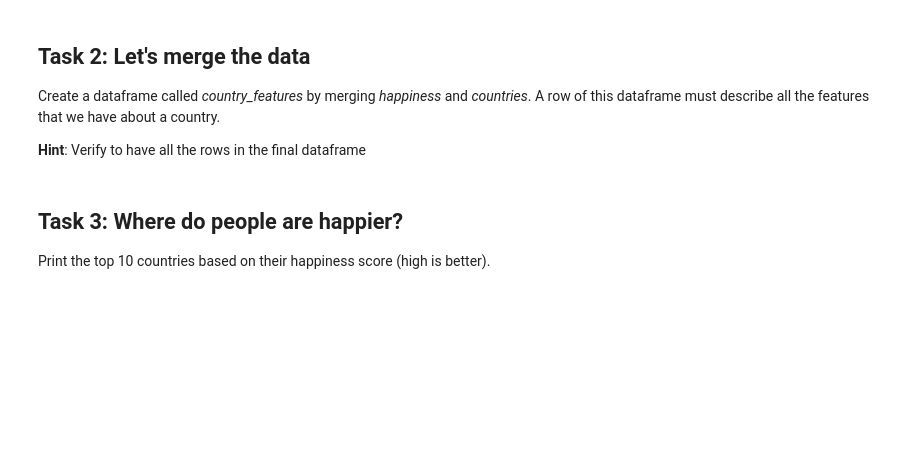
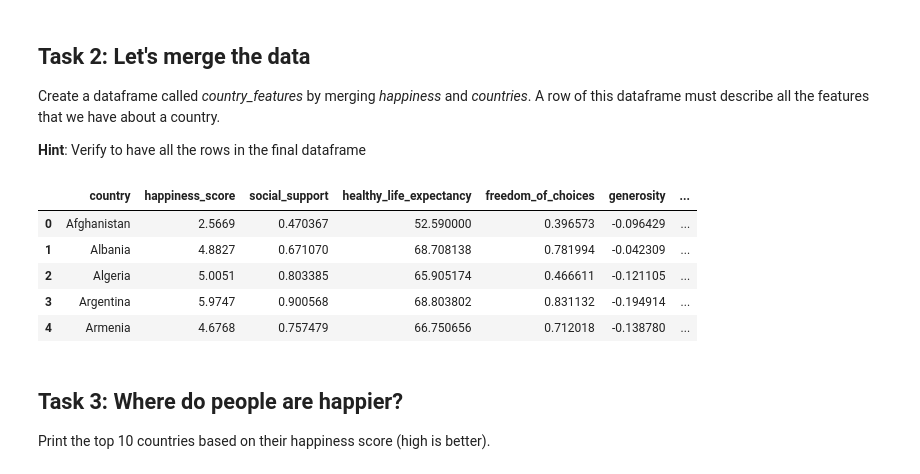
Before and after one commit to rmonney/2022, a Jupyter notebook: Tutorials/01 - Handling data/Happiness.ipynb, the cells around one changed output. Cells and saved outputs as stored; diff of their text form; code cells hidden in the pictures; blank space fills up the shorter version.

```diff
--- a/Tutorials/01 - Handling data/Happiness.ipynb
+++ b/Tutorials/01 - Handling data/Happiness.ipynb
@@ -53,3 +65,15 @@ Create a dataframe called *country_features* by merging *happiness* and *countri
+# %%
+# Write your code here
+happiness['country_name'] = happiness['country'].apply(lambda r: r.lower()) #tout en minuscule, même titre que pour country set
+country_features = happiness.merge(countries, on='country_name').drop("country_name", axis=1)
+country_features.head()
+# %% [output]
+|  | country | happiness_score | social_support | healthy_life_expectancy | freedom_of_choices | generosity | ... |
+| 0 | Afghanistan | 2.5669 | 0.470367 | 52.590000 | 0.396573 | -0.096429 | ... |
+| 1 | Albania | 4.8827 | 0.671070 | 68.708138 | 0.781994 | -0.042309 | ... |
+| 2 | Algeria | 5.0051 | 0.803385 | 65.905174 | 0.466611 | -0.121105 | ... |
+| 3 | Argentina | 5.9747 | 0.900568 | 68.803802 | 0.831132 | -0.194914 | ... |
+| 4 | Armenia | 4.6768 | 0.757479 | 66.750656 | 0.712018 | -0.138780 | ... |
 # %% [markdown]
 ## Task 3: Where do people are happier?
 
```
Also changed, not shown: parts of 18 cells of this notebook.
